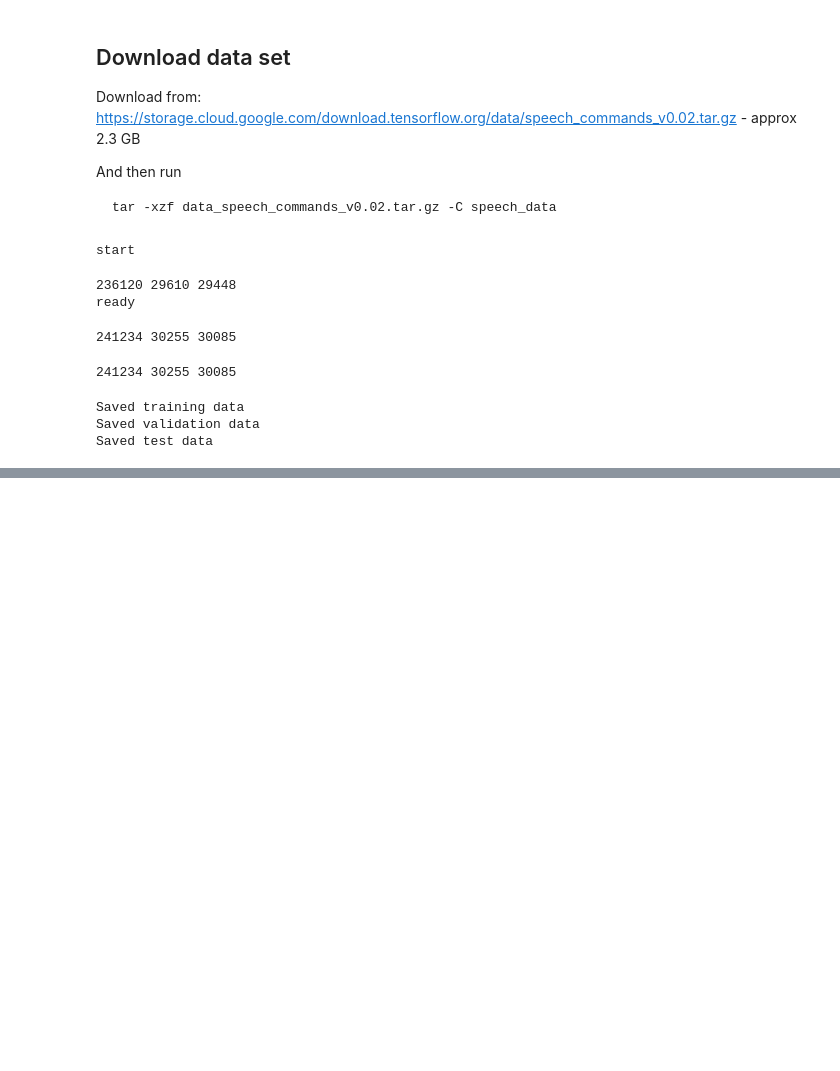
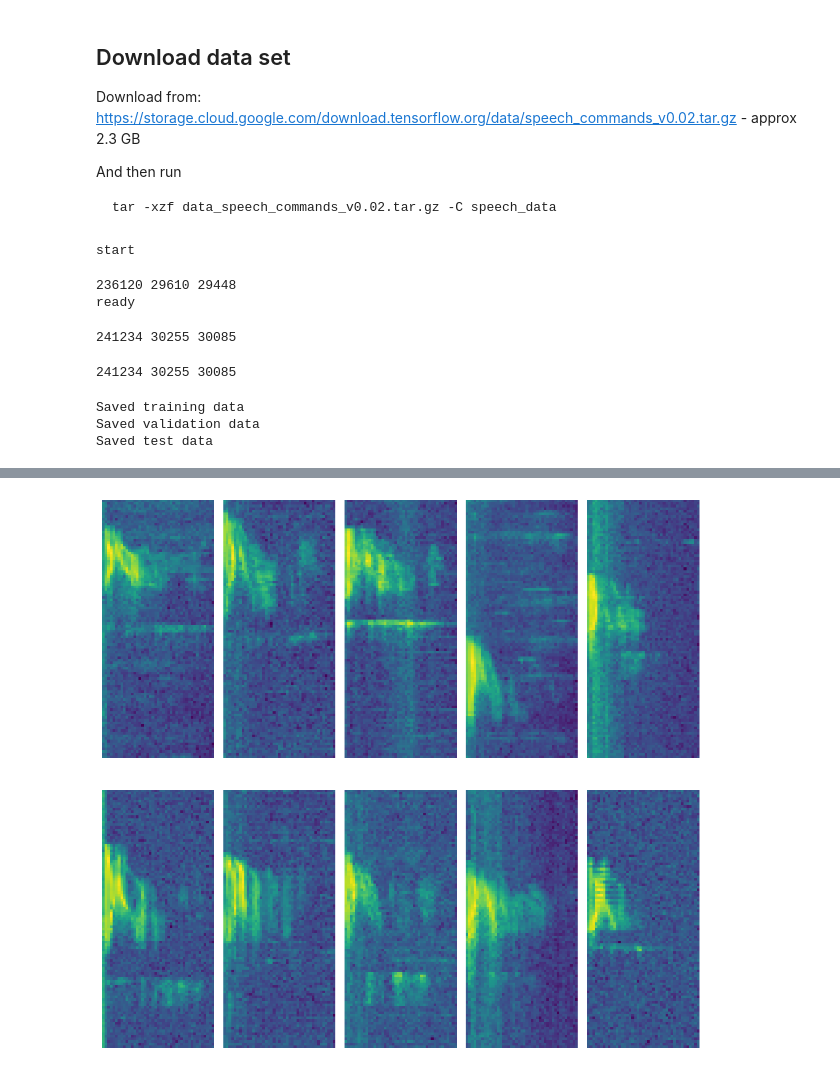
Before and after one commit to AvansMechatronica/ai-voice-control, a Jupyter notebook: model/Generate Training Data Command Recognition.ipynb, the cells around one changed output, grey strips where cells are left out. Drawn from its saved outputs; the diff is of its cells as text; code cells hidden in the pictures; blank space fills up the shorter version.

```diff
--- a/model/Generate Training Data Command Recognition.ipynb
+++ b/model/Generate Training Data Command Recognition.ipynb
@@ -416,0 +424,7 @@ plot_images2(X_right[:10], IMG_WIDTH, IMG_HEIGHT)
+# %%
+word_index = command_words.index("backward")
+
+X_backward = np.array(X_train)[np.array(Y_train) == word_index]
+plot_images2(X_backward[:10], IMG_WIDTH, IMG_HEIGHT)
+# %% [output]
+[figure, added]
```
Also changed, not shown: parts of 4 cells of this notebook, 2 other files.
